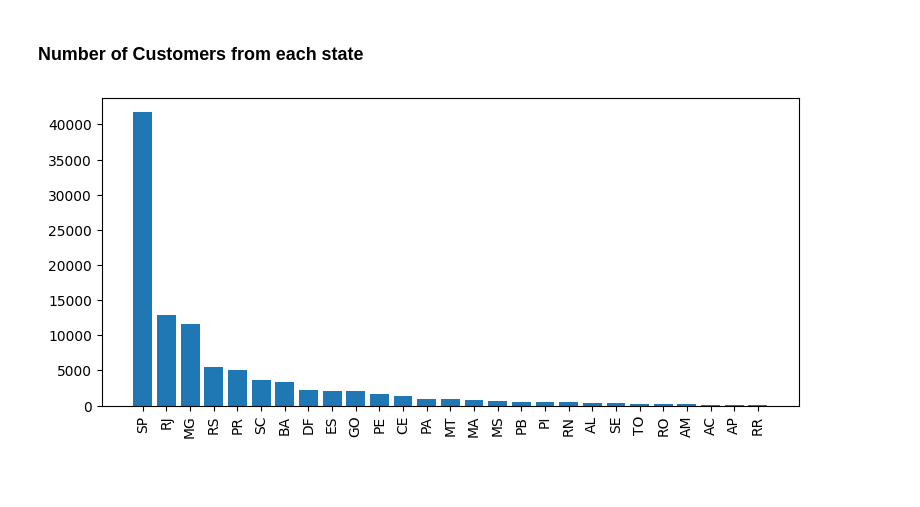
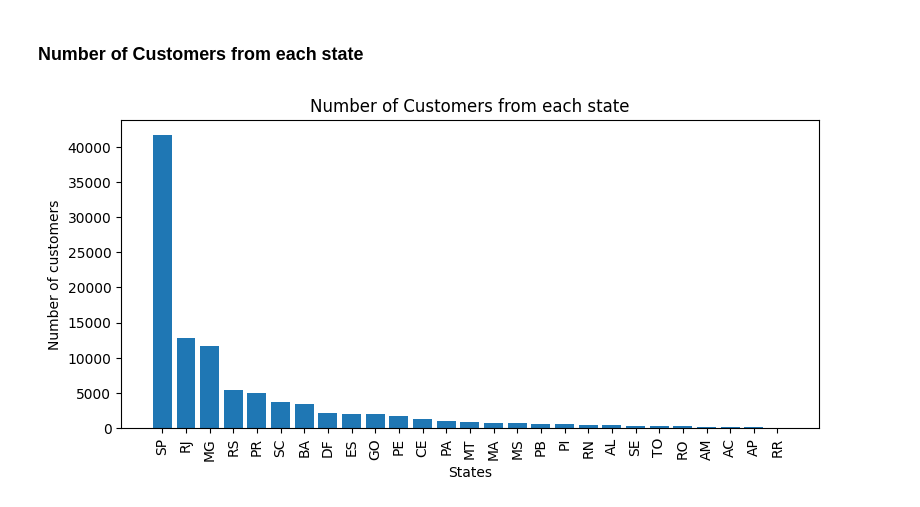
Before and after one commit to swaruppanda11/e-Commerce-Target-Sales-Dataset-Analysis-and-Visualization, a Jupyter notebook: Script.ipynb, the cells around one changed output. Saved outputs shown, nothing was run; the diff lists cells and outputs as text; code cells hidden in the pictures; blank space fills up the shorter version.

Commit message:
added two more visualizations

```diff
--- a/Script.ipynb
+++ b/Script.ipynb
@@ -180,15 +180,18 @@ data = cur.fetchall()
 # %%
 query = """ select customer_state, count(customer_id)
 from customers group by customer_state
 """
 cur.execute(query)
 data = cur.fetchall()
 df = pd.DataFrame(data, columns = ["State", "Number of customers"])
 df = df.sort_values(by = "Number of customers", ascending=False)
 
 plt.figure(figsize=(9,4))
 plt.bar(df["State"], df["Number of customers"])
 plt.xticks(rotation = 90)
+plt.xlabel("States")
+plt.ylabel("Number of customers")
+plt.title("Number of Customers from each state")
 plt.show()
 # %% [output]
-[figure, old version]
+[figure, new version]
```
Also changed, not shown: parts of 5 cells of this notebook.
